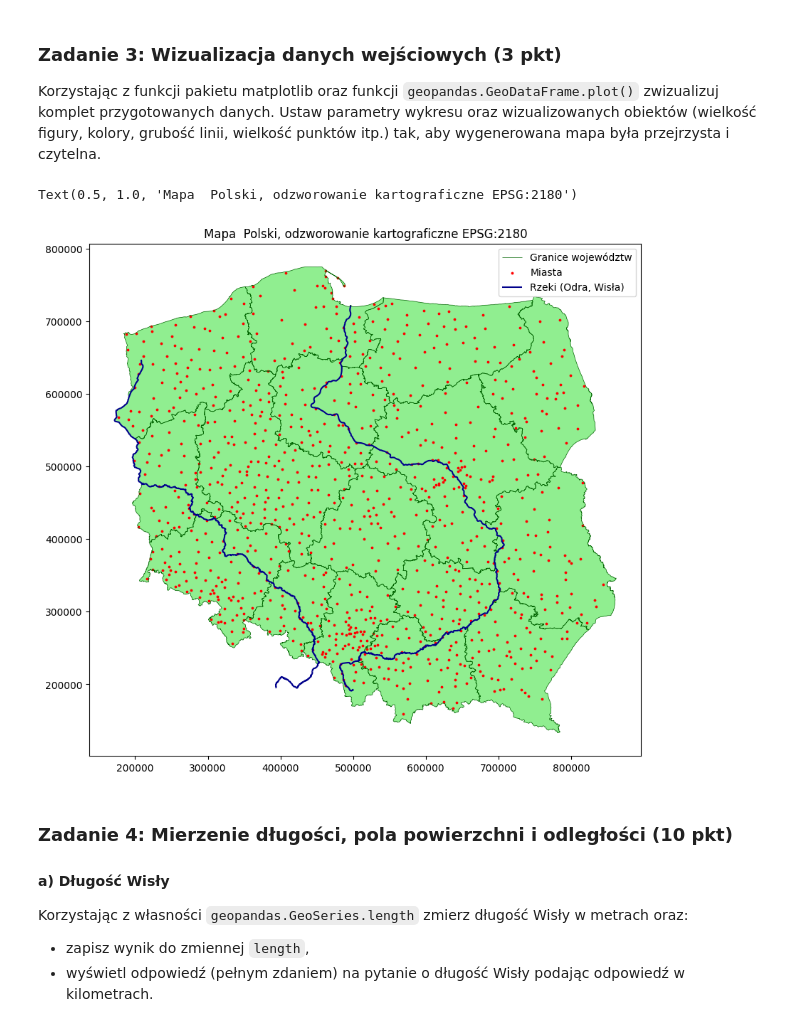
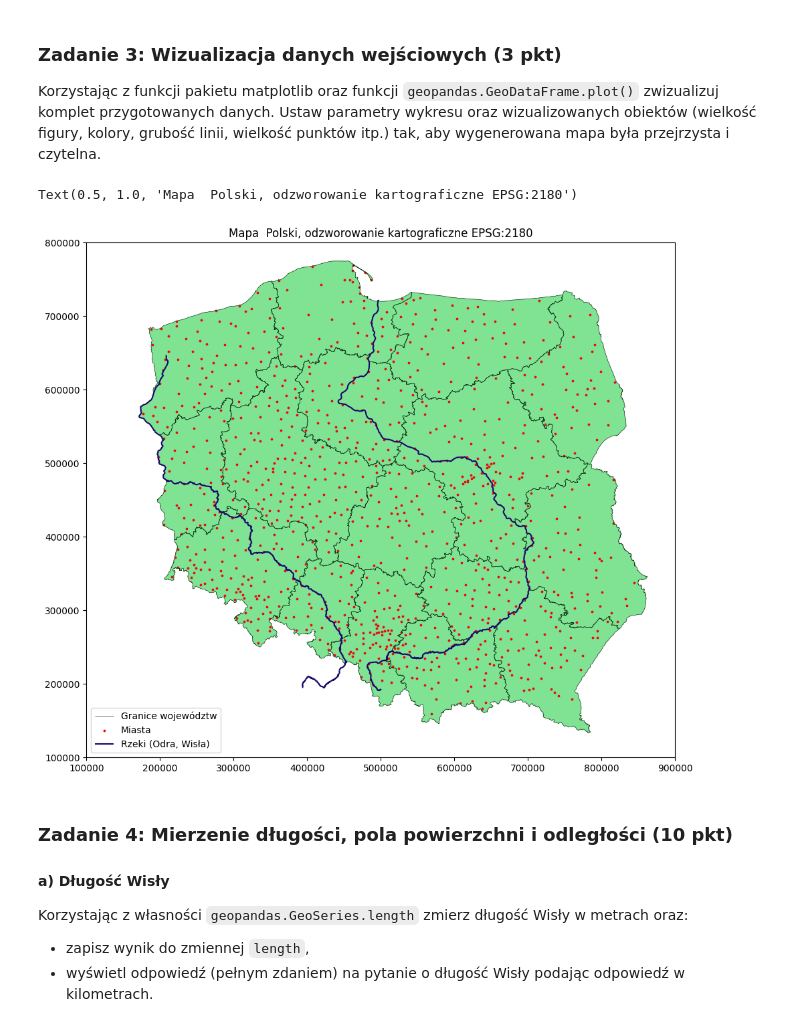
Before and after one commit to zuzannabrauer/spatialDataAnalysis, a Jupyter notebook: ZZ07.ipynb, the cells around one changed output. Saved outputs shown, nothing was run; the diff lists cells and outputs as text; code cells hidden in the pictures.

```diff
--- a/ZZ07.ipynb
+++ b/ZZ07.ipynb
@@ -148,16 +152,19 @@ assert rzeki.crs == "epsg:2180"
 
 Korzystając z funkcji pakietu matplotlib oraz funkcji `geopandas.GeoDataFrame.plot()` zwizualizuj komplet przygotowanych danych. Ustaw parametry wykresu oraz wizualizowanych obiektów (wielkość figury, kolory, grubość linii, wielkość punktów itp.) tak, aby wygenerowana mapa była przejrzysta i czytelna.
 # %%
-fig,ax=plt.subplots(figsize=(10,10))
-wojewodztwa.plot(ax=ax, color = 'lightgreen' )
-wojewodztwa.boundary.plot(ax=ax, color = 'darkgreen', linewidth=0.5)
-miasta.plot(ax=ax, color = 'red', markersize = 3)
-rzeki.plot(ax=ax, color='darkblue', markersize=5)
-ax.legend(['Granice województw','Miasta','Rzeki (Odra, Wisła)'])
-ax.set_title('Mapa  Polski, odzworowanie kartograficzne EPSG:2180')
+figure,axes = plt.subplots(figsize = (15,10))
+axes.axis("square")
+axes.set_xlim([100000,900000])
+axes.set_ylim([100000,800000])
+wojewodztwa.plot(ax = axes, color = "#80E393")
+wojewodztwa.boundary.plot(ax = axes, color = "#12391A", linewidth = 0.5)
+miasta.plot(ax = axes, color = "#EA0C0C", markersize = 3)
+rzeki.plot(ax = axes, color = "#18086A", markersize = 5)
+axes.legend(["Granice województw", "Miasta", "Rzeki (Odra, Wisła)"], loc = "lower left")
+axes.set_title("Mapa  Polski, odzworowanie kartograficzne EPSG:2180")
 # %% [output]
 Text(0.5, 1.0, 'Mapa  Polski, odzworowanie kartograficzne EPSG:2180')
-[figure, old version]
+[figure, new version]
 # %% [markdown]
 ### Zadanie 4: Mierzenie długości, pola powierzchni i odległości (10 pkt)
 
```
Also changed, not shown: parts of 14 cells of this notebook.
